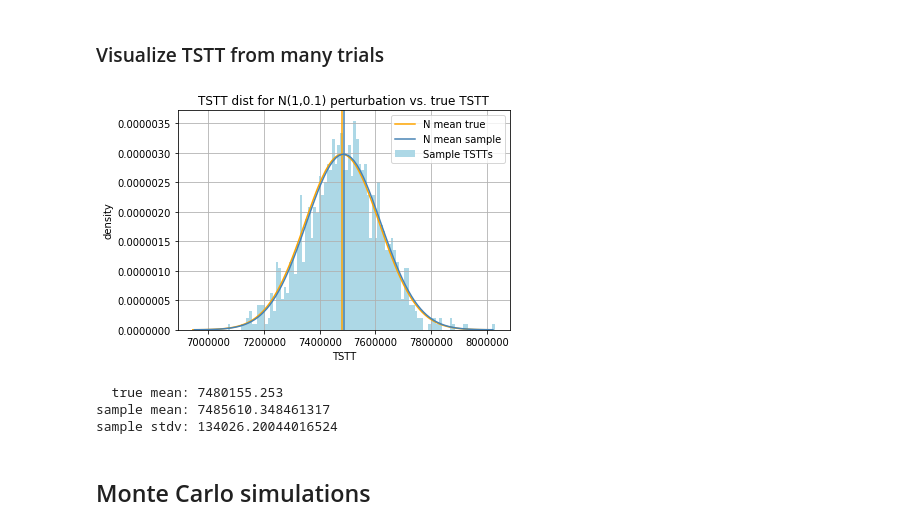
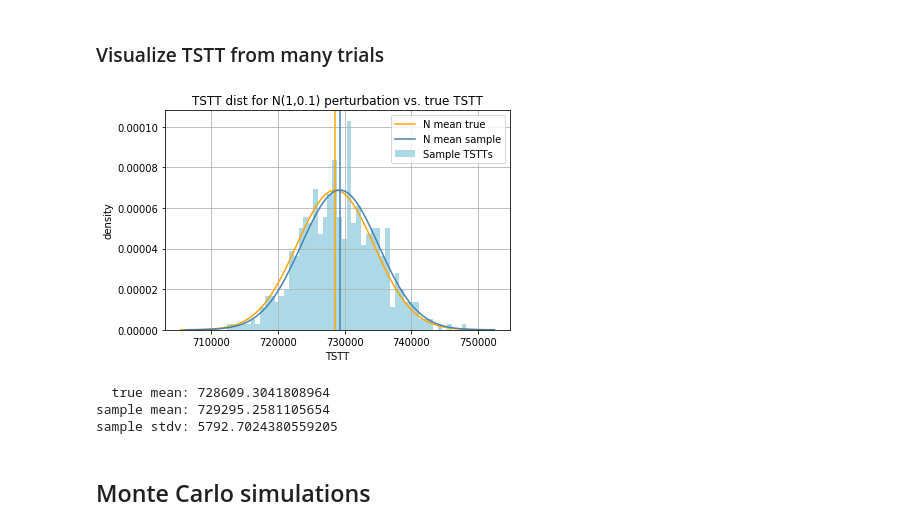
Before and after one commit to CarlinLiao/od-perturbation, a Jupyter notebook: automation.ipynb, the cells around one changed output. Saved outputs shown, nothing was run; the diff lists cells and outputs as text; code cells hidden in the pictures.

```diff
--- a/automation.ipynb
+++ b/automation.ipynb
@@ -42,7 +43,7 @@ def tap_trial(
         nodesPerturbedIfOrig,
         nodesPerturbedIfDest
     )
-    subprocess.Popen("tap-b/bin/tap " + netFileName + " trips_perturbed.tntp", shell=True).wait()
+    subprocess.run("tap-b/bin/tap " + netFileName + " trips_perturbed.tntp >/dev/null", shell=True, stdout=subprocess.DEVNULL, stderr=subprocess.DEVNULL);
     if returnDataFrame:
         return output_reader("full_log.txt", netFileName)
     else:
@@ -114,31 +296,0 @@ tstt_wvc_plot(means, tstts_scaled, congestions, 'OD matrix scaling', log_tstt=Tr
-# %%
-def tap_multi_trial(
-            netFileName,
-            demandFileName,
-            n,
-            perturbType="normal",
-            norm_mean=1,
-            norm_sd=.1,
-            uniform_low=.9,
-            uniform_high=1.1,
-            nodesPerturbedAlways=[],
-            nodesPerturbedIfOrig=[],
-            nodesPerturbedIfDest=[]
-):
-    return [tap_trial(
-        netFileName,
-        demandFileName,
-        perturbType,
-        norm_mean,
-        norm_sd,
-        uniform_low,
-        uniform_high,
-        nodesPerturbedAlways,
-        nodesPerturbedIfOrig,
-        nodesPerturbedIfDest,
-        returnDataFrame=False
-    ) for i in range(n)]
-
-rezzes = tap_multi_trial("SiouxFalls_net.tntp", "SiouxFalls_trips.tntp", 1000)
-tstts = pd.Series([r[0] for r in rezzes])
-tstts.head()
@@ -170,39 +312,41 @@ tstt_wvc_plot(sds, tstts_scaled, congestions, 'OD matrix perturbation SD', log_i
 def visualize(tstts, mean_true, plot_true_mean=True, img_title=None, img_filename=None, verbose_output=False):
     mean_sample = tstts.mean()
     sd = tstts.std()
     xsnorm = np.linspace(mean_sample - 4*sd, mean_sample + 4*sd, 100)
     xtnorm = np.linspace(mean_true - 4*sd, mean_true + 4*sd, 100)
 
-    tstts.hist(bins=100, label='Sample TSTTs', color='lightblue', density=True)
+    tstts.hist(bins=min([len(tstts)//10,100]), label='Sample TSTTs', color='lightblue', density=True)
     if plot_true_mean:
         plt.axvline(x=mean_true, color='orange')
         plt.plot(xtnorm, stats.norm.pdf(xtnorm, mean_true, sd), color='orange', label='N mean true')
     plt.axvline(x=mean_sample, color='steelblue')
     plt.plot(xsnorm, stats.norm.pdf(xsnorm, mean_sample, sd), color='steelblue', label='N mean sample')
 
     if img_title:
         plt.title(img_title)
     plt.ylabel('density')
     plt.xlabel('TSTT')
     plt.legend()
     plt.tight_layout()
     if img_filename:
         plt.savefig(img_filename, dpi='figure')
     plt.show()
 
     if verbose_output:
         print('  true mean:', mean_true)
         print('sample mean:', mean_sample)
         print('sample stdv:', sd)
 
     return mean_sample, sd
 
-n1sdp1_mean, n1sdp1_sd = visualize(tstts, true_tstt, img_title='TSTT dist for N(1,0.1) perturbation vs. true TSTT', img_filename='normcompare.png', verbose_output=True)
+n1sdp1_mean, n1sdp1_sd = visualize(df_trials.loc[(df_trials['mean']==1) & (df_trials['sd']==0.1),'tstt'], true_tstt,
+                                   img_title='TSTT dist for N(1,0.1) perturbation vs. true TSTT',
+                                   img_filename='output/{}_normcompare.png'.format(net), verbose_output=True)
 # %% [output]
-[figure, old version]
+[figure, new version]
-  true mean: 7480155.253
-sample mean: 7485610.348461317
-sample stdv: 134026.20044016524
+  true mean: 728609.3041808964
+sample mean: 729295.2581105654
+sample stdv: 5792.7024380559205
 # %% [markdown]
 ## Monte Carlo simulations
 # %%
```
Also changed, not shown: parts of 27 cells of this notebook, 1 other file.
